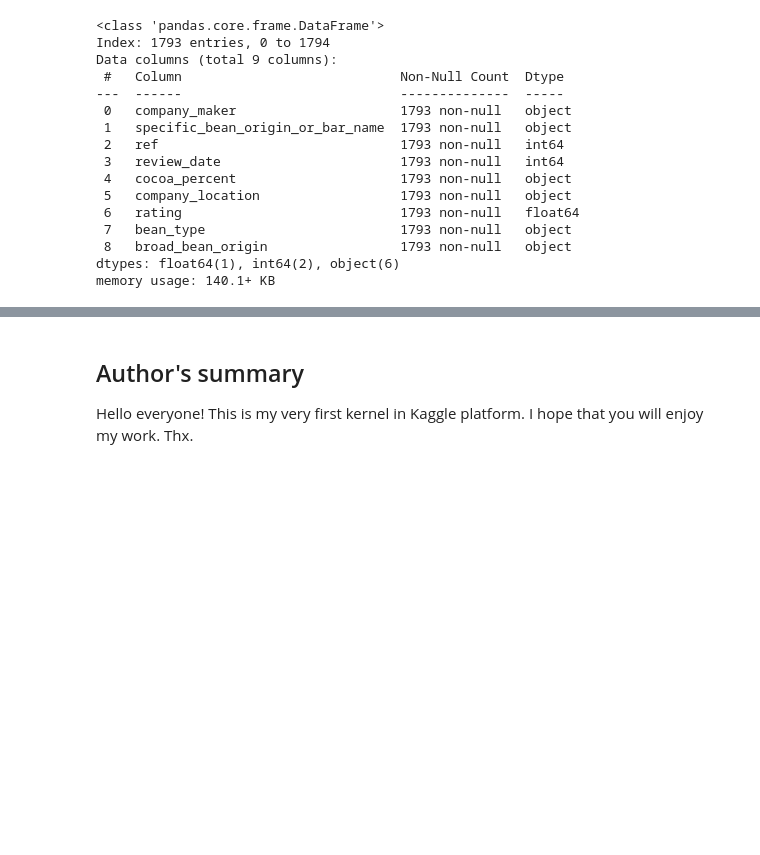
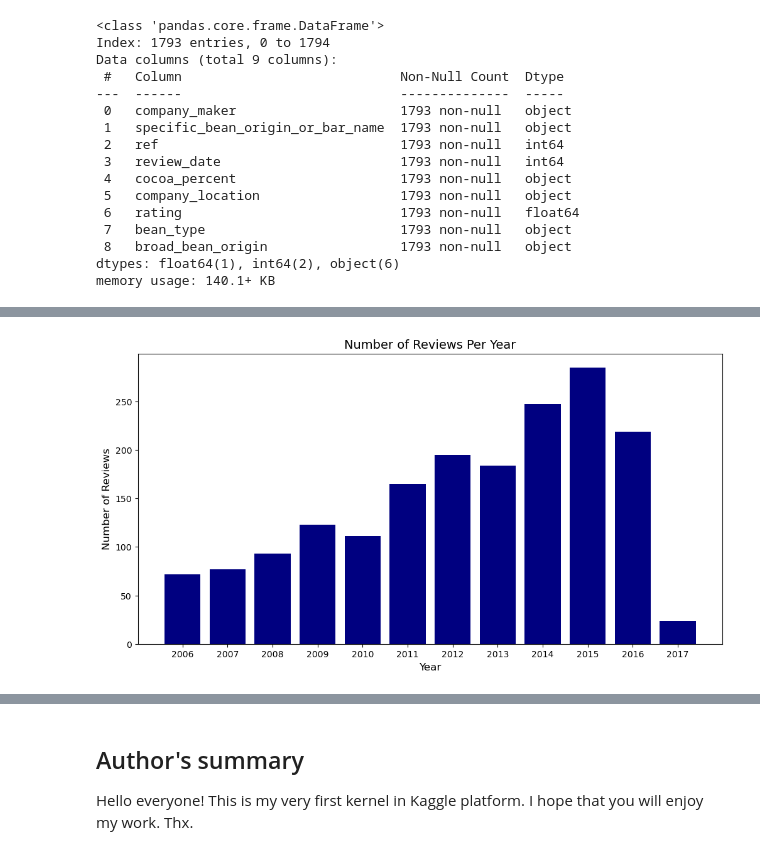
Before and after one commit to mmitry/project-1-group-02, a Jupyter notebook: eewimmer/chocolate_eewimmer.ipynb, the cells around one changed output, grey strips where cells are left out. Saved outputs shown, nothing was run; the diff lists cells and outputs as text; code cells hidden in the pictures; blank space fills up the shorter version.

```diff
--- a/eewimmer/chocolate_eewimmer.ipynb
+++ b/eewimmer/chocolate_eewimmer.ipynb
@@ -93,0 +176,5 @@ ch
+# %%
+#make that into a dateframe with counts
+reviews = chocolate['review_date'].value_counts().reset_index()
+reviews.columns = ['review_date', 'count']
+reviews.head()
@@ -94,3 +188,14 @@ ch
+# %%
+#bar chart to show how many reveiws per year
+plt.figure(figsize=(12, 6))
+plt.bar(reviews['review_date'], reviews['count'], color='navy')
+plt.title('Number of Reviews Per Year', fontsize=14)
+plt.xticks(reviews['review_date'])
+plt.xlabel('Year', fontsize=12)
+plt.ylabel('Number of Reviews', fontsize=12)
+plt.show()
+# %% [output]
+[figure, added]
 # %% [markdown]
 ![](https://sc01.alicdn.com/kf/UT8Y1g1XKRXXXagOFbXU/cocoa-beans.jpg_350x350.jpg)
 ## Chocolate Bar Ratings
```
Also changed, not shown: parts of 8 cells of this notebook.
